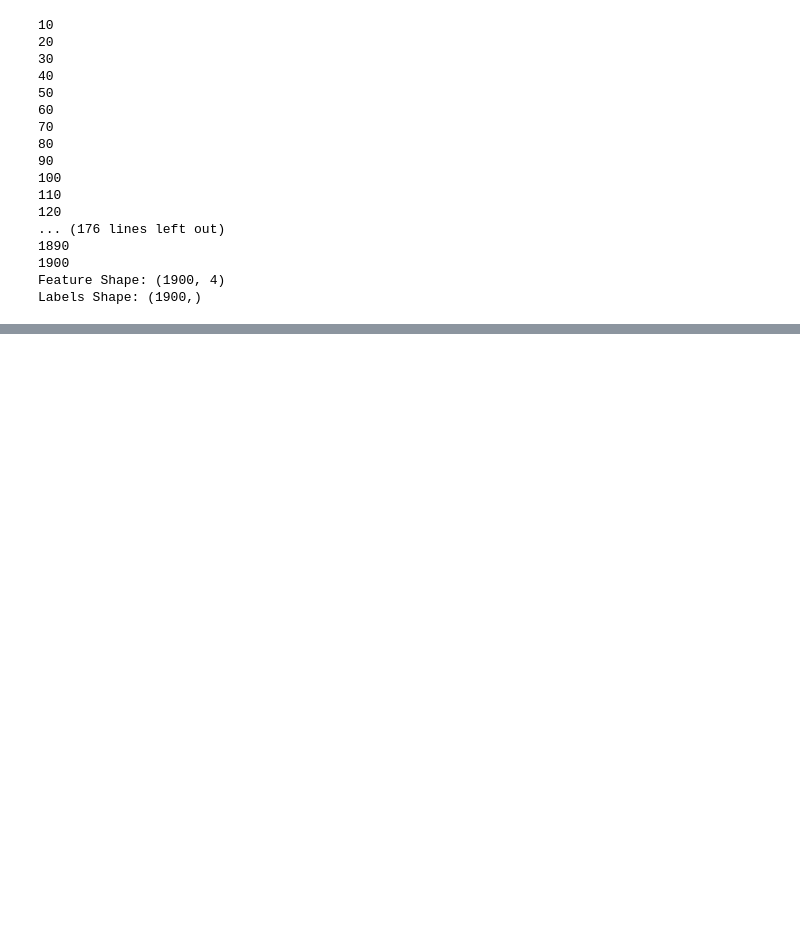
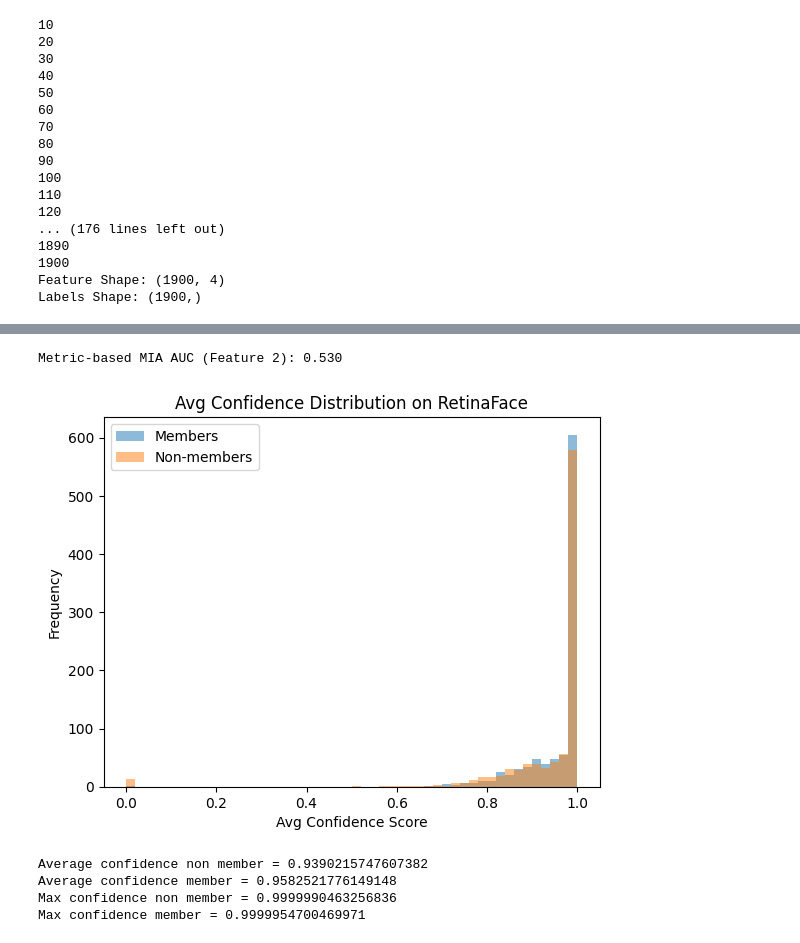
Before and after one commit to CS427-Project/CS427, a Jupyter notebook: privacy/privacy.ipynb, the cells around one changed output, grey strips where cells are left out. Saved outputs shown, nothing was run; the diff lists cells and outputs as text; code cells hidden in the pictures; blank space fills up the shorter version.

```diff
--- a/privacy/privacy.ipynb
+++ b/privacy/privacy.ipynb
@@ -82,9 +82,9 @@ def load_model(model, pretrained_path, load_to_cpu):
     model.load_state_dict(pretrained_dict, strict=False)
     return model
 
-model = RetinaFace(cfg=cfg, phase="test").to(device)
-model = load_model(model, "../Resnet50_Final.pth", False)
-model.eval()
+model_retinaface = RetinaFace(cfg=cfg, phase="test").to(device)
+model_retinafafce = load_model(model_retinaface, "../Resnet50_Final.pth", False)
+model_retinaface.eval()
 # %% [output]
 Loading pretrained model from ../Resnet50_Final.pth
 remove prefix 'module.'
@@ -484,0 +567,54 @@ Recall: 99.50%
+# %%
+# Metric based MIA (RetinaFace Model)
+
+x = data['x']
+y = data['y']
+feature_idx = 2
+scores = x[:, feature_idx]
+
+# Compute AUC
+auc = roc_auc_score(y, scores)
+print(f"Metric-based MIA AUC (Feature {feature_idx}): {auc:.3f}")
+
+# Optional: plot distributions
+member_scores = scores[y == 1]
+nonmember_scores = scores[y == 0]
+
+plt.hist(member_scores, bins=50, alpha=0.5, label="Members")
+plt.hist(nonmember_scores, bins=50, alpha=0.5, label="Non-members")
+plt.xlabel("Avg Confidence Score")
+plt.ylabel("Frequency")
+plt.title(f"Avg Confidence Distribution on RetinaFace")
+plt.legend()
+plt.show()
+# %% [output]
+Metric-based MIA AUC (Feature 2): 0.530
+[figure, added]
+# %%
+# Forward propagate both 950 images
+# Compare their average confidence scores etc
+avg_confidence_member = 0
+avg_confidence_non_member = 0
+
+max_confidence_member = 0
+max_confidence_non_member = 0
+
+for features, label in zip(x, y):
+    if label == 0:
+        avg_confidence_non_member += features[2]
+        max_confidence_non_member = max(max_confidence_non_member, features[1])
+    else:
+        avg_confidence_member += features[2]
+        max_confidence_member = max(max_confidence_member, features[1])
+
+print(f"Average confidence non member = {avg_confidence_non_member / 950}")
+print(f"Average confidence member = {avg_confidence_member / 950}")
+print(f"Max confidence non member = {max_confidence_non_member}")
+print(f"Max confidence member = {max_confidence_member}")
+
+# return [num_faces, max_conf, avg_conf, entropy]
+# %% [output]
+Average confidence non member = 0.9390215747607382
+Average confidence member = 0.9582521776149148
+Max confidence non member = 0.9999990463256836
+Max confidence member = 0.9999954700469971
```
Also changed, not shown: parts of 8 cells of this notebook, 1 other file.
